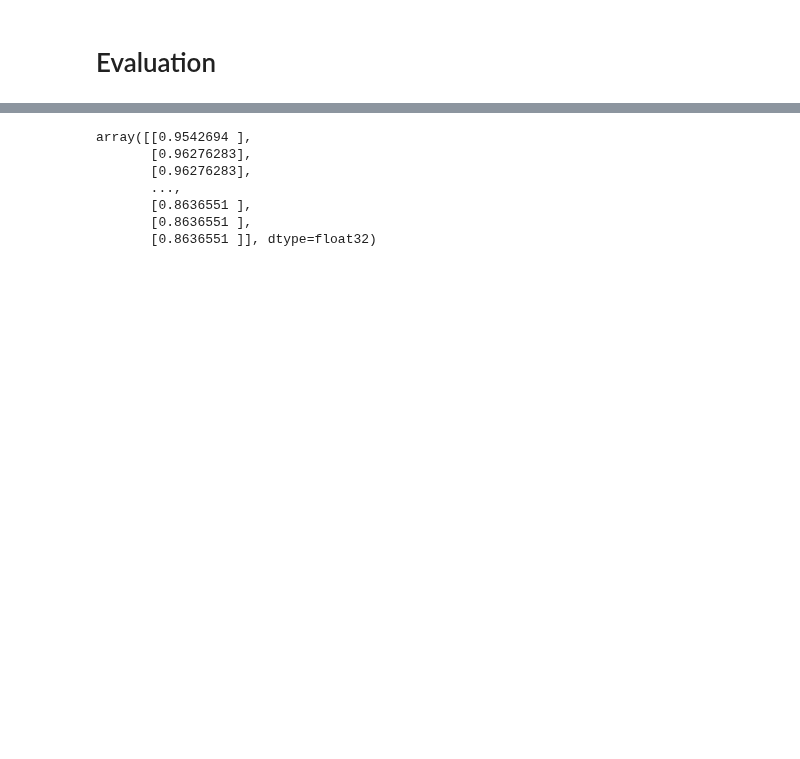
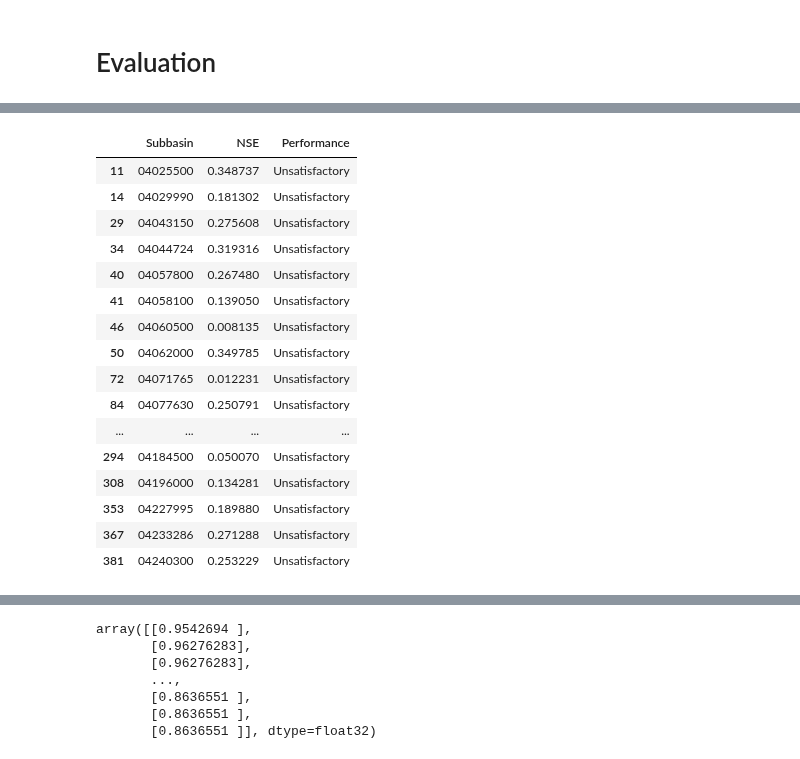
Before and after one commit to yunsupark1120/GAGEii_modeling, a Jupyter notebook: model_training.ipynb, the cells around one changed output, grey strips where cells are left out. Cells and saved outputs as stored; diff of their text form; code cells hidden in the pictures; blank space fills up the shorter version.

```diff
--- a/model_training.ipynb
+++ b/model_training.ipynb
@@ -125,2 +169,23 @@ plt.show()
+# %%
+min_nse_row = nse_df.loc[nse_df['Performance'] == 'Unsatisfactory']
+min_nse_row
+# %% [output]
+|  | Subbasin | NSE | Performance |
+| 11 | 04025500 | 0.348737 | Unsatisfactory |
+| 14 | 04029990 | 0.181302 | Unsatisfactory |
+| 29 | 04043150 | 0.275608 | Unsatisfactory |
+| 34 | 04044724 | 0.319316 | Unsatisfactory |
+| 40 | 04057800 | 0.267480 | Unsatisfactory |
+| 41 | 04058100 | 0.139050 | Unsatisfactory |
+| 46 | 04060500 | 0.008135 | Unsatisfactory |
+| 50 | 04062000 | 0.349785 | Unsatisfactory |
+| 72 | 04071765 | 0.012231 | Unsatisfactory |
+| 84 | 04077630 | 0.250791 | Unsatisfactory |
+| ... | ... | ... | ... |
+| 294 | 04184500 | 0.050070 | Unsatisfactory |
+| 308 | 04196000 | 0.134281 | Unsatisfactory |
+| 353 | 04227995 | 0.189880 | Unsatisfactory |
+| 367 | 04233286 | 0.271288 | Unsatisfactory |
+| 381 | 04240300 | 0.253229 | Unsatisfactory |
 # %%
 # extract observations and simulations
```
Also changed, not shown: parts of 34 cells of this notebook, 5 other files.
